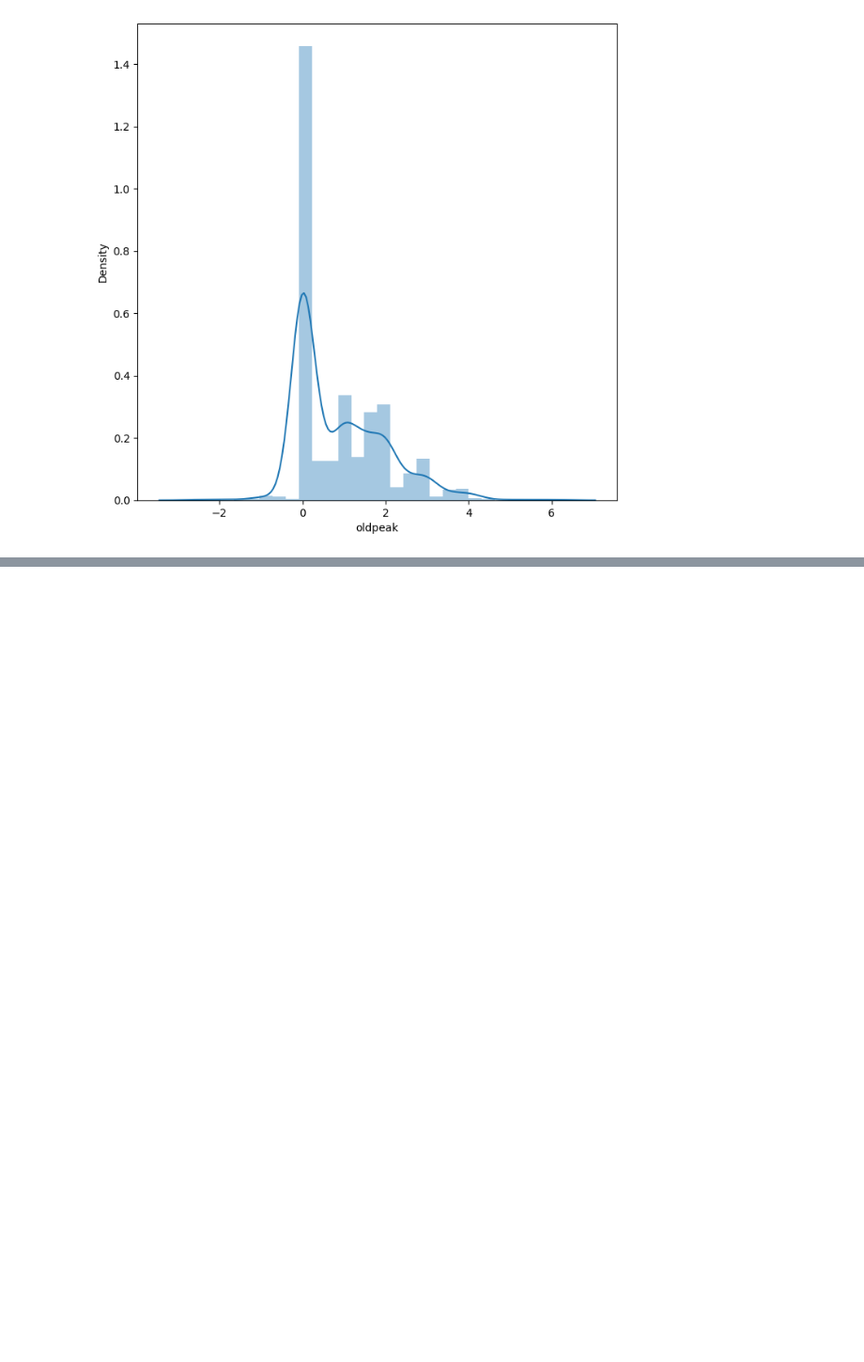
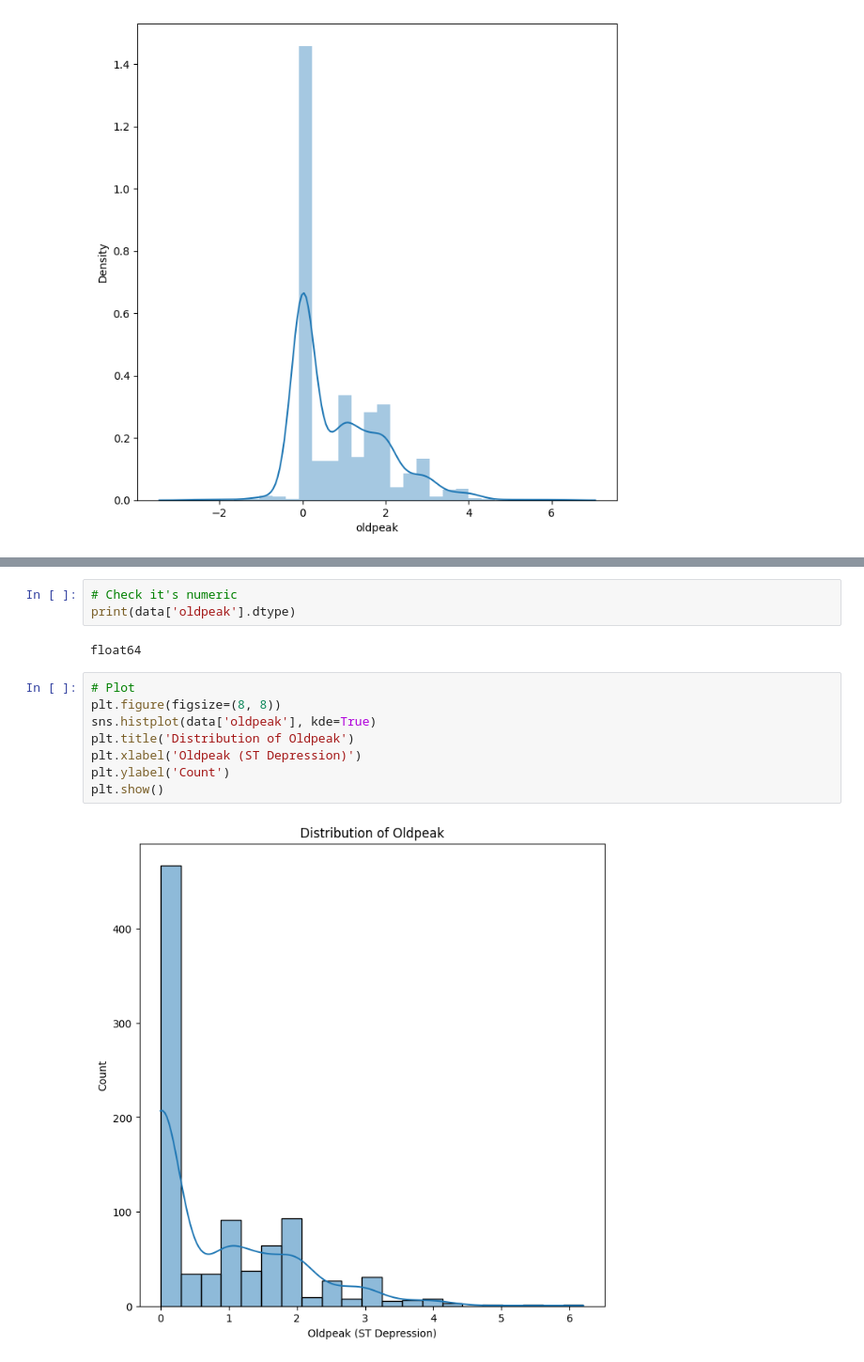
Before and after one commit to chanu0073/Heart-Disease-Detection-Research-ML-Project, a Jupyter notebook: Heart_Disease_ML_Project.ipynb, the cells around one changed output, grey strips where cells are left out. Shown: that part at 94% size. Cells and saved outputs as stored; diff of their text form; blank space fills up the shorter version.

```diff
--- a/Heart_Disease_ML_Project.ipynb
+++ b/Heart_Disease_ML_Project.ipynb
@@ -306,3 +294,18 @@ Name: oldpeak, Length: 920, dtype: float64>' has dtype incompatible with float64
+# %%
+# Check it's numeric
+print(data['oldpeak'].dtype)
+# %% [output]
+float64
+# %%
+# Plot
+plt.figure(figsize=(8, 8))
+sns.histplot(data['oldpeak'], kde=True)
+plt.title('Distribution of Oldpeak')
+plt.xlabel('Oldpeak (ST Depression)')
+plt.ylabel('Count')
+plt.show()
+# %% [output]
+[figure, added]
 # %%
 fig, ax = plt.subplots(figsize=(8,8))
 sns.distplot(data['oldpeak'],ax=ax)
```
Also changed, not shown: parts of 47 cells of this notebook.
